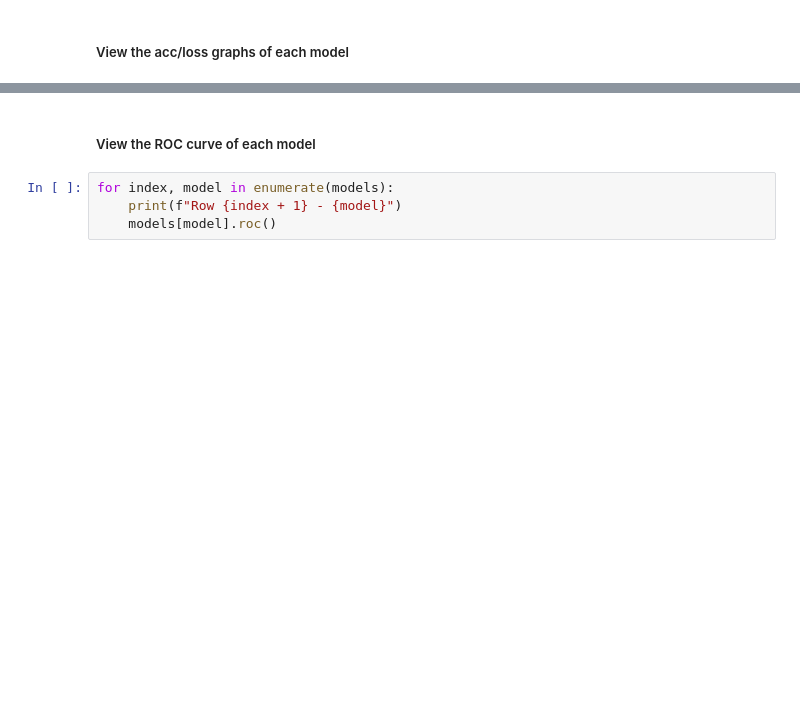
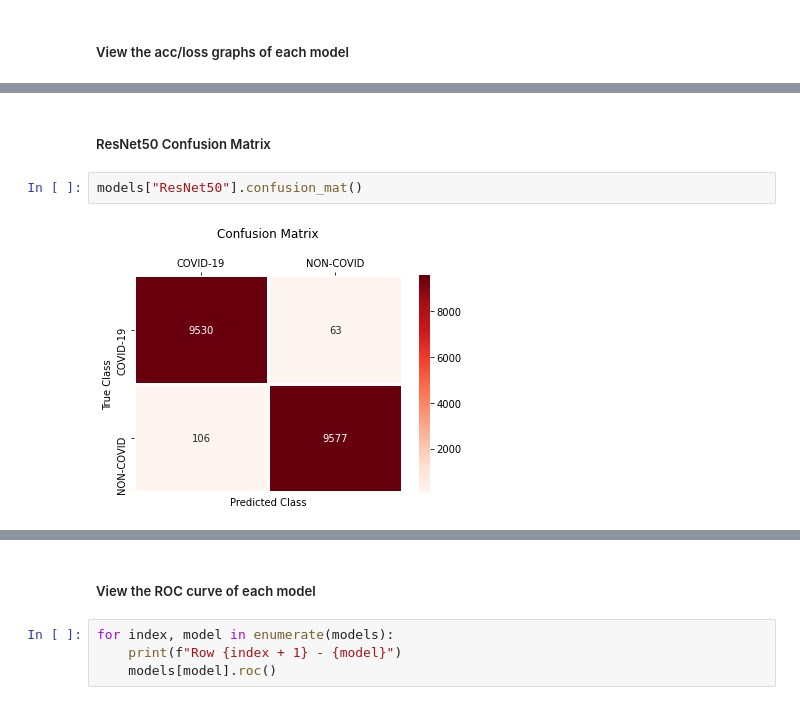
Before and after one commit to kalzeo/KyleNet, a Jupyter notebook: experiments/Experiment 5.ipynb, the cells around one changed output, grey strips where cells are left out. Saved outputs shown, nothing was run; the diff lists cells and outputs as text; blank space fills up the shorter version.

```diff
--- a/experiments/Experiment 5.ipynb
+++ b/experiments/Experiment 5.ipynb
@@ -137,0 +148,6 @@ for model in models:
+# %% [markdown]
+##### ResNet50 Confusion Matrix
+# %%
+models["ResNet50"].confusion_mat()
+# %% [output]
+[figure, added]
```
Also changed, not shown: parts of 18 cells of this notebook, 1 other file.
